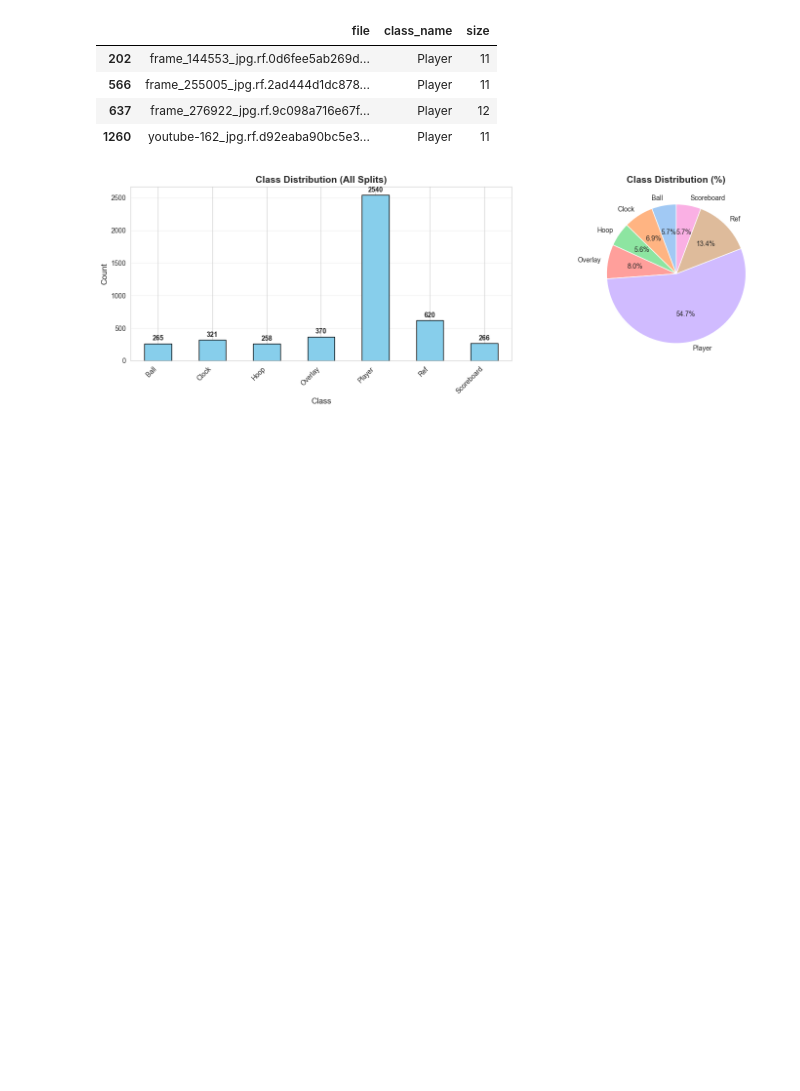
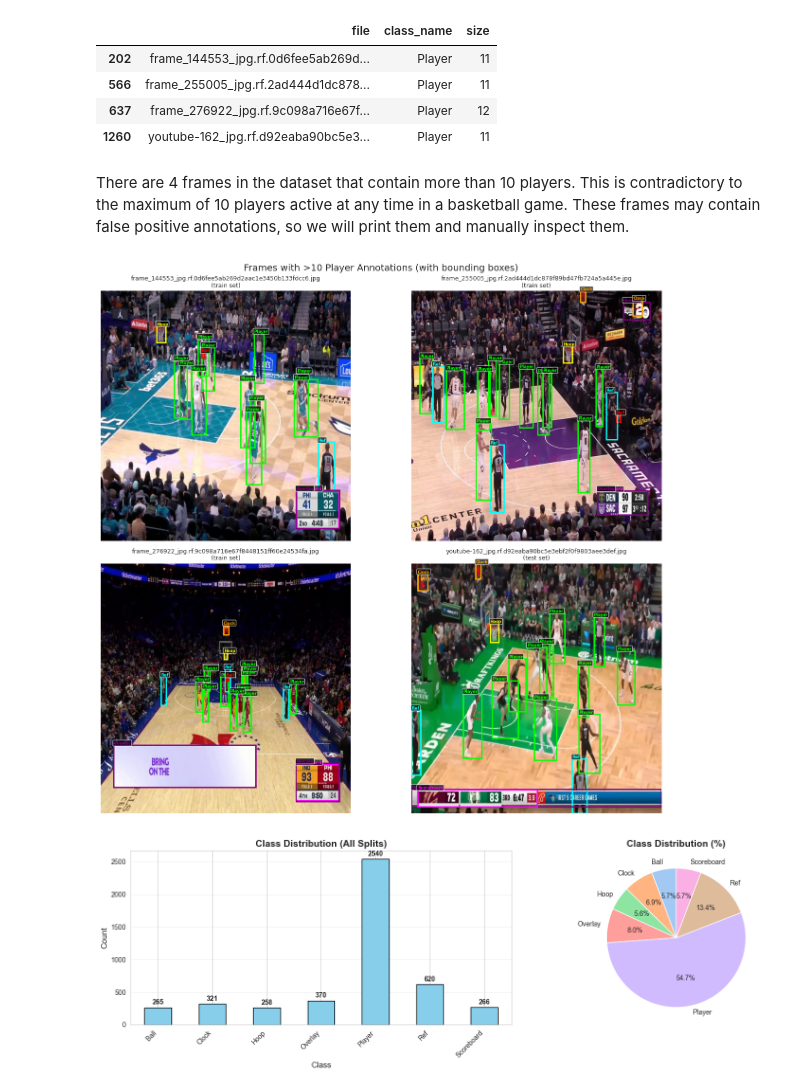
Before and after one commit to Nolan-Lo/basketball-computer-vision, a Jupyter notebook: notebooks/01-data-exploration.ipynb, the cells around one changed output. Drawn from its saved outputs; the diff is of its cells as text; code cells hidden in the pictures; blank space fills up the shorter version.

Commit message:
print the images and labels of frames witth > 10 players

```diff
--- a/notebooks/01-data-exploration.ipynb
+++ b/notebooks/01-data-exploration.ipynb
@@ -180,6 +180,83 @@ class_count_df[(class_count_df['class_name']=='Player')&(class_count_df['size']>
 | 566 | frame_255005_jpg.rf.2ad444d1dc878... | Player | 11 |
 | 637 | frame_276922_jpg.rf.9c098a716e67f... | Player | 12 |
 | 1260 | youtube-162_jpg.rf.d92eaba90bc5e3... | Player | 11 |
+# %% [markdown]
+There are 4 frames in the dataset that contain more than 10 players. This is contradictory to the maximum of 10 players active at any time in a basketball game. These frames may contain false positive annotations, so we will print them and manually inspect them.
+# %%
+# Display the 4 frames with more than 10 players in a 2x2 grid with bounding boxes
+from PIL import Image
+import matplotlib.patches as patches
+
+# Get the filenames with >10 players
+outlier_files = class_count_df[(class_count_df['class_name']=='Player')&(class_count_df['size']>10)]['file'].tolist()
+
+# Color mapping for each class
+colors = {
+    'Ball': 'red',
+    'Clock': 'orange',
+    'Hoop': 'yellow',
+    'Overlay': 'purple',
+    'Player': 'lime',
+    'Ref': 'cyan',
+    'Scoreboard': 'magenta'
+}
+
+fig, axes = plt.subplots(2, 2, figsize=(14, 12))
+axes = axes.flatten()
+
+for idx, label_file in enumerate(outlier_files[:4]):
+    # Convert label filename to image filename
+    img_name = label_file.replace('.txt', '.jpg')
+
+    # Search for the image in train, valid, test folders
+    for split in ['train', 'valid', 'test']:
+        img_path = Path(f'../data/Basketball-Players-17/{split}/images/{img_name}')
+        label_path = Path(f'../data/Basketball-Players-17/{split}/labels/{label_file}')
+
+        if img_path.exists():
+            img = Image.open(img_path)
+            img_w, img_h = img.size
+
+            axes[idx].imshow(img)
+
+            # Draw bounding boxes from label file
+            if label_path.exists():
+                with open(label_path, 'r') as f:
+                    for line in f:
+                        parts = line.strip().split()
+                        if len(parts) == 5:
+                            class_id, x_center, y_center, width, height = map(float, parts)
+                            class_name = class_names[int(class_id)]
+
+                            # Convert YOLO format to pixel coordinates
+                            x = (x_center - width/2) * img_w
+                            y = (y_center - height/2) * img_h
+                            w = width * img_w
+                            h = height * img_h
+
+                            # Draw rectangle
+                            rect = patches.Rectangle((x, y), w, h,
+                                                     linewidth=2,
+                                                     edgecolor=colors.get(class_name, 'white'),
+                                                     facecolor='none')
+                            axes[idx].add_patch(rect)
+
+                            # Add label
+                            axes[idx].text(x, y-2, class_name, fontsize=6,
+                                          color=colors.get(class_name, 'white'),
+                                          fontweight='bold',
+                                          bbox=dict(boxstyle='round,pad=0.2',
+                                                   facecolor='black', alpha=0.7))
+
+            axes[idx].set_title(f'{img_name}\n({split} set)', fontsize=9)
+            axes[idx].axis('off')
+            break
+
+plt.suptitle('Frames with >10 Player Annotations (with bounding boxes)', fontsize=14)
+plt.tight_layout()
+plt.show()
+# %% [output]
+[figure, added]
 # %%
 # Class distribution overall
 class_counts = all_df['class_name'].value_counts().sort_index()
```
Also changed, not shown: parts of 1 cell of this notebook.
